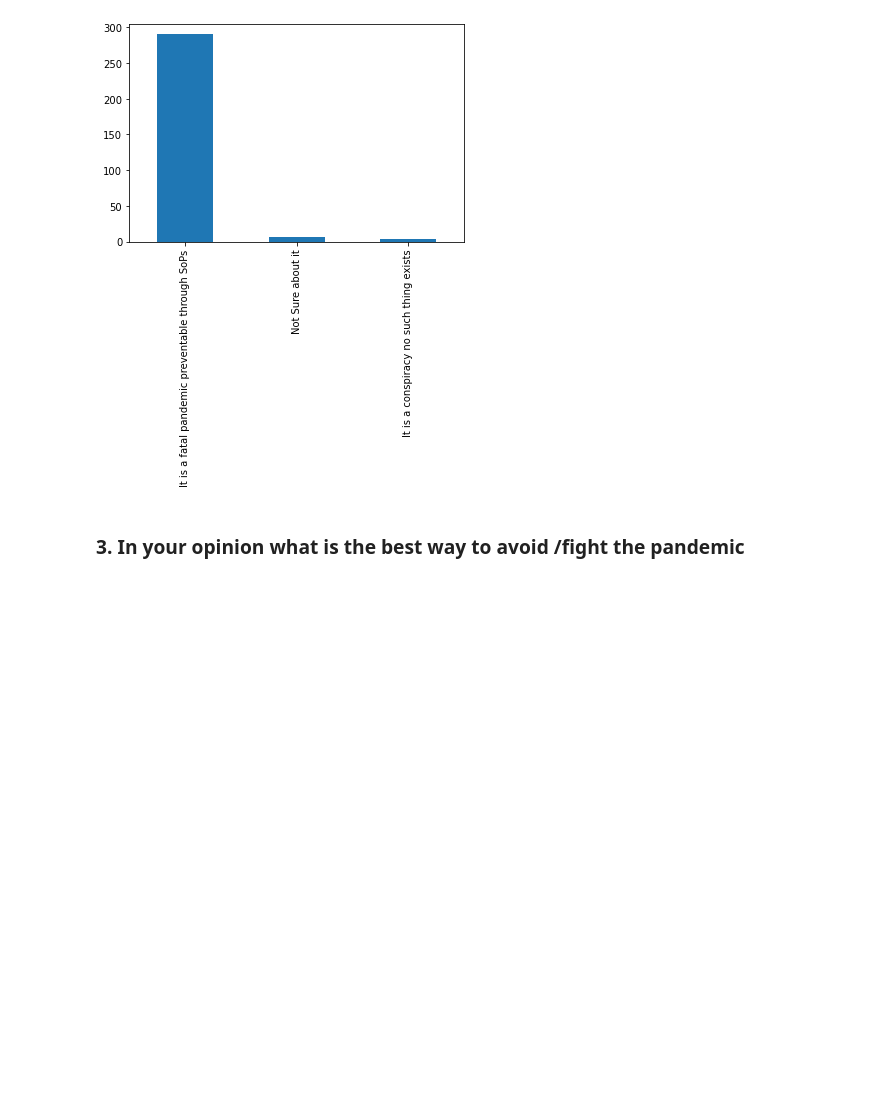
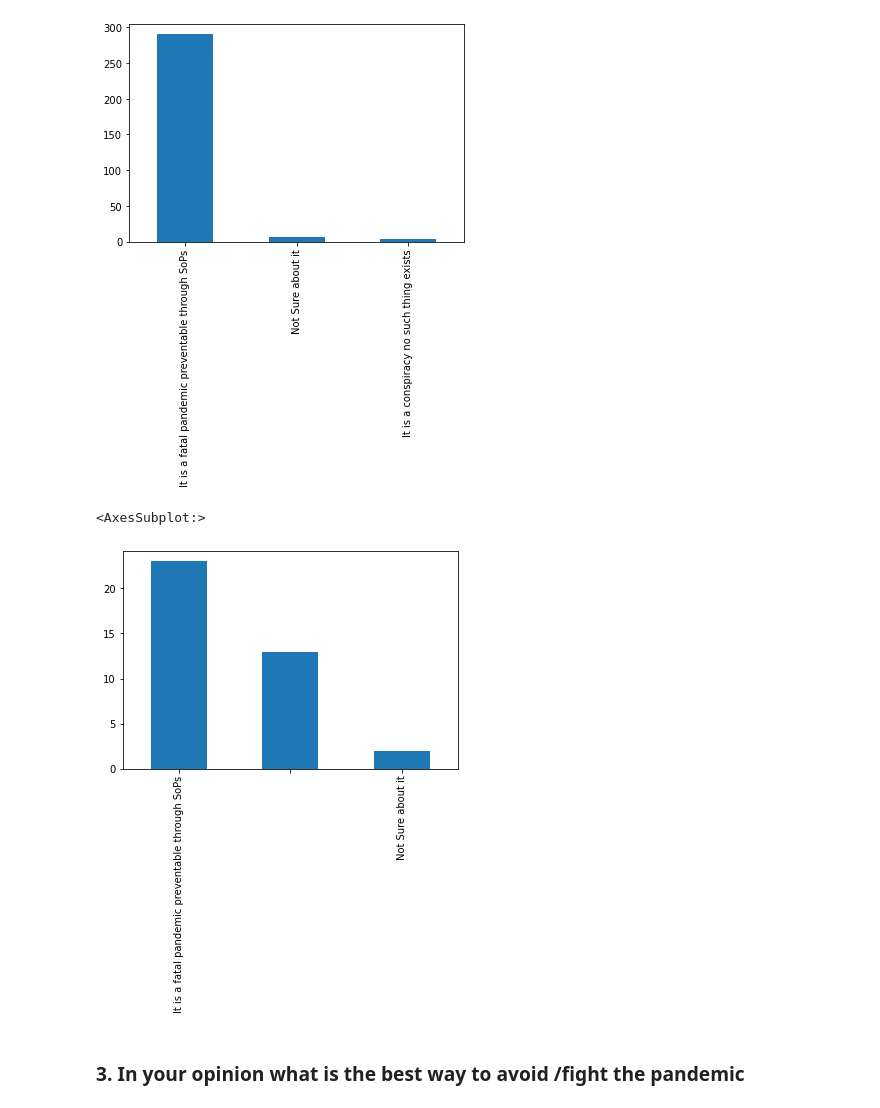
Before and after one commit to codeforpakistan/CfAll-Exchange, a Jupyter notebook: Haripur Survey Analysis.ipynb, the cells around one changed output. Drawn from its saved outputs; the diff is of its cells as text; code cells hidden in the pictures; blank space fills up the shorter version.

```diff
--- a/Haripur Survey Analysis.ipynb
+++ b/Haripur Survey Analysis.ipynb
@@ -51,6 +60,11 @@ plot_bar(df, '2. What is your firm belief about Covid-19?')
 # %% [output]
 <AxesSubplot:>
 [figure]
+# %%
+plot_bar(df_2, 'What is your firm belief about Covid-19?')
+# %% [output]
+<AxesSubplot:>
+[figure, added]
 # %% [markdown]
 ### 3. In your opinion what is the best way to avoid /fight the pandemic
 # %%
```
Also changed, not shown: parts of 8 cells of this notebook, 1 other file.
